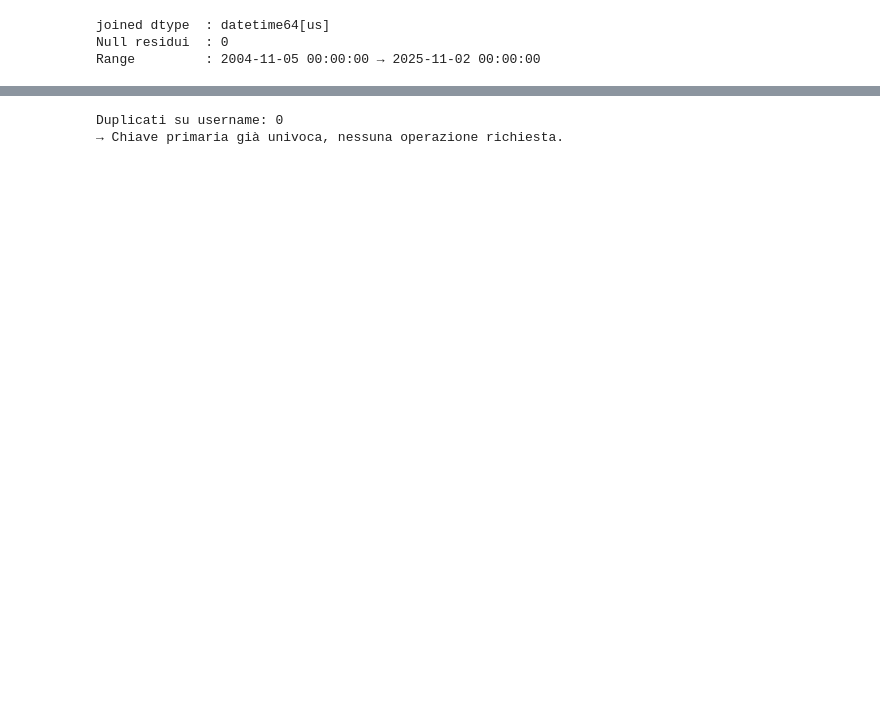
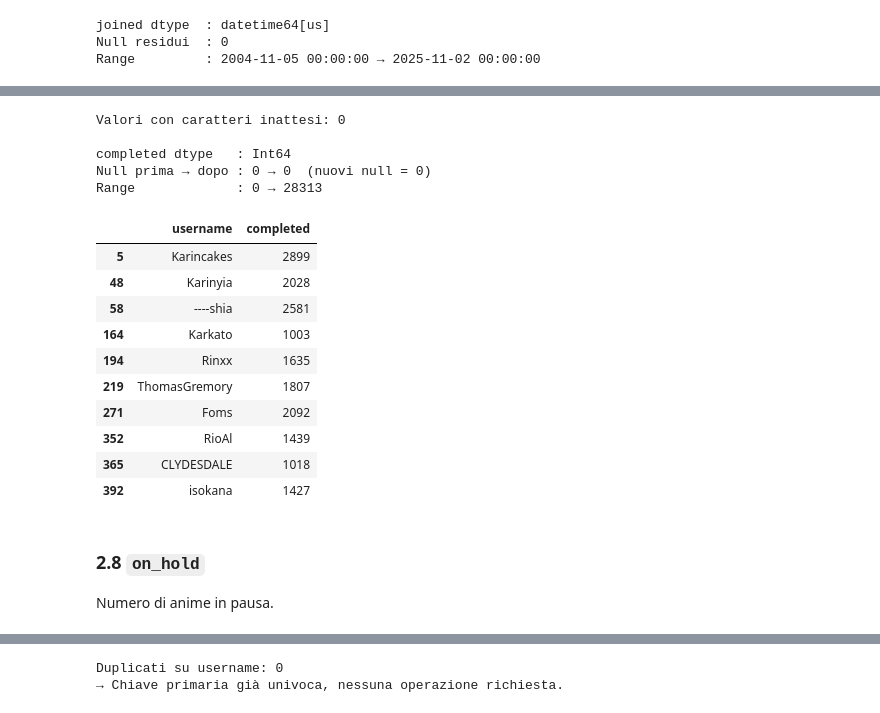
Before and after one commit to elisqose/HCI-Anime-Data-Analysis-25-26, a Jupyter notebook: exploration & cleaning/10_profiles.ipynb, the cells around one changed output, grey strips where cells are left out. Saved outputs shown, nothing was run; the diff lists cells and outputs as text; code cells hidden in the pictures; blank space fills up the shorter version.

```diff
--- a/exploration & cleaning/10_profiles.ipynb
+++ b/exploration & cleaning/10_profiles.ipynb
@@ -385,0 +426,3 @@ max     27020      28313    18403    27277          27193
+# %%
+df_pr['completed'] = df_pr['completed'].str.strip()
+analyze(df_pr['completed'])
@@ -385,0 +452,38 @@ max     27020      28313    18403    27277          27193
+# %%
+mask_anomali = df_pr['completed'].notna() & df_pr['completed'].str.contains(r'[^\d,]', na=False)
+print(f'Valori con caratteri inattesi: {mask_anomali.sum()}')
+if mask_anomali.any():
+    print(df_pr.loc[mask_anomali, 'completed'].unique()[:10])
+print()
+
+mask_virgola = df_pr['completed'].str.contains(',', na=False)
+
+n_null_before = df_pr['completed'].isna().sum()
+df_pr['completed'] = pd.to_numeric(df_pr['completed'].str.replace(',', '', regex=False), errors='coerce').astype('Int64')
+n_null_after = df_pr['completed'].isna().sum()
+print(f'completed dtype   : {df_pr["completed"].dtype}')
+print(f'Null prima → dopo : {n_null_before} → {n_null_after}  (nuovi null = {n_null_after - n_null_before})')
+print(f'Range             : {df_pr["completed"].min()} → {df_pr["completed"].max()}')
+print()
+df_pr.loc[mask_virgola, ['username', 'completed']].head(10)
+# %% [output]
+Valori con caratteri inattesi: 0
+
+completed dtype   : Int64
+Null prima → dopo : 0 → 0  (nuovi null = 0)
+Range             : 0 → 28313
+|  | username | completed |
+| 5 | Karincakes | 2899 |
+| 48 | Karinyia | 2028 |
+| 58 | ----shia | 2581 |
+| 164 | Karkato | 1003 |
+| 194 | Rinxx | 1635 |
+| 219 | ThomasGremory | 1807 |
+| 271 | Foms | 2092 |
+| 352 | RioAl | 1439 |
+| 365 | CLYDESDALE | 1018 |
+| 392 | isokana | 1427 |
+# %% [markdown]
+### 2.8 `on_hold`
+
+Numero di anime in pausa.
```
Also changed, not shown: parts of 56 cells of this notebook, 3 other files.
